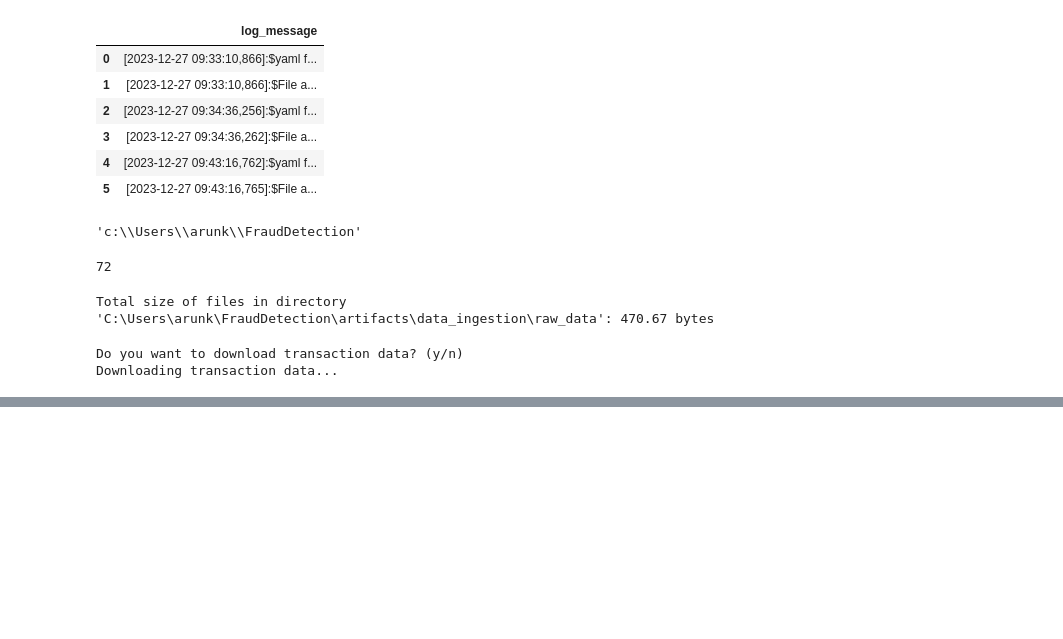
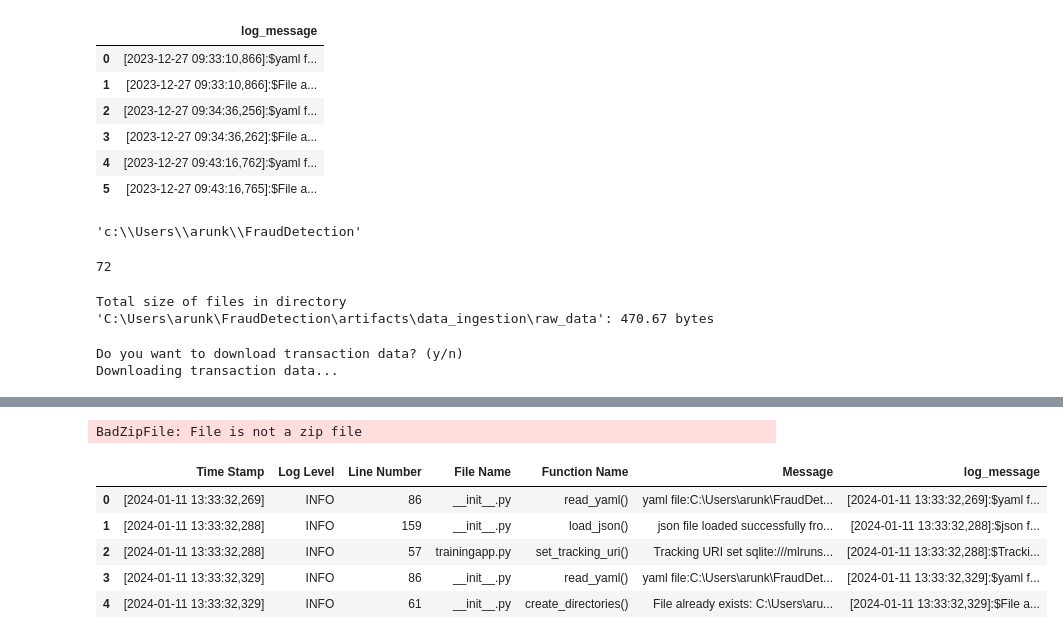
Before and after one commit to ArunKhare/FraudDetection, a Jupyter notebook: notebook/trial3.ipynb, the cells around one changed output, grey strips where cells are left out. Saved outputs shown, nothing was run; the diff lists cells and outputs as text; code cells hidden in the pictures; blank space fills up the shorter version.

```diff
--- a/notebook/trial3.ipynb
+++ b/notebook/trial3.ipynb
@@ -1113,0 +1112,9 @@ IndexError: list assignment index out of range
+# %%
+from zipfile import ZipFile
+from pathlib import Path
+
+zip_file_path =  Path(r"C:\Users\arunk\FraudDetection\artifacts\data_ingestion\zip_dir\online-payments-fraud-detection-dataset.zip")
+with ZipFile(zip_file_path,'r') as zip_file:
+    zip_file_path.extractall('.')
+# %% [output]
+BadZipFile: File is not a zip file
@@ -1113,0 +1145,33 @@ IndexError: list assignment index out of range
+# %%
+import pandas as pd
+file_path = r"C:\Users\arunk\FraudDetection\logs\log_2024-01-11-13-33-31.log"
+
+data =[]
+with open(file=file_path, encoding="utf-8") as log_file:
+    for line in log_file.readlines():
+        data.append(line.split("^;"))
+df = pd.DataFrame(data)
+log_df = df.dropna()
+columns = [
+    "Time Stamp",
+    "Log Level",
+    "Line Number",
+    "File Name",
+    "Function Name",
+    "Message",
+]
+log_df.columns = columns
+# %%
+# log_df.loc[:, "log_message"] = (
+    #     log_df["Time Stamp"].astype(str) + "^; " + log_df["Message"]
+log_df = log_df.assign(
+        log_message=log_df.loc[:, "Time Stamp"].astype(str) + ":$" + log_df.loc[:, "Message"]
+    )
+log_df[:5]
+# %% [output]
+|  | Time Stamp | Log Level | Line Number | File Name | Function Name | Message | log_message |
+| 0 | [2024-01-11 13:33:32,269] | INFO | 86 | __init__.py | read_yaml() | yaml file:C:\Users\arunk\FraudDet... | [2024-01-11 13:33:32,269]:$yaml f... |
+| 1 | [2024-01-11 13:33:32,288] | INFO | 159 | __init__.py | load_json() | json file loaded successfully fro... | [2024-01-11 13:33:32,288]:$json f... |
+| 2 | [2024-01-11 13:33:32,288] | INFO | 57 | trainingapp.py | set_tracking_uri() | Tracking URI set sqlite:///mlruns... | [2024-01-11 13:33:32,288]:$Tracki... |
+| 3 | [2024-01-11 13:33:32,329] | INFO | 86 | __init__.py | read_yaml() | yaml file:C:\Users\arunk\FraudDet... | [2024-01-11 13:33:32,329]:$yaml f... |
+| 4 | [2024-01-11 13:33:32,329] | INFO | 61 | __init__.py | create_directories() | File already exists: C:\Users\aru... | [2024-01-11 13:33:32,329]:$File a... |
```
Also changed, not shown: parts of 4 cells of this notebook, 22 other files.
